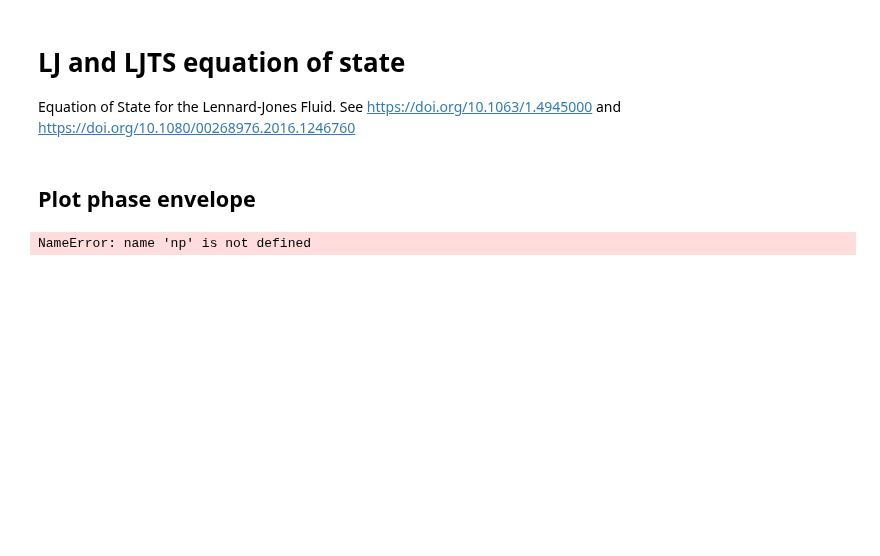
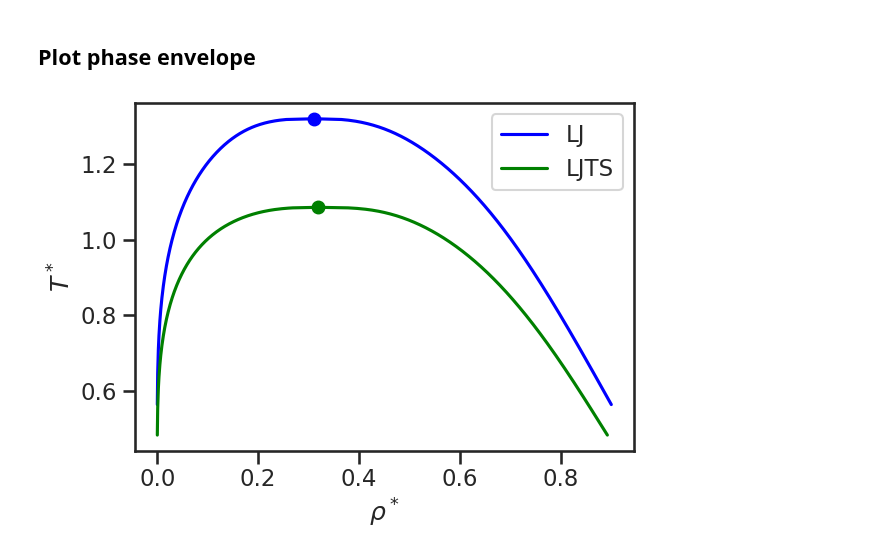
Before and after one commit to thermotools/thermopack, a Jupyter notebook: addon/pyExamples/notebooks/lennard-jones.ipynb, the cells around one changed output. Saved outputs shown, nothing was run; the diff lists cells and outputs as text; code cells hidden in the pictures; blank space fills up the shorter version.

```diff
--- a/addon/pyExamples/notebooks/lennard-jones.ipynb
+++ b/addon/pyExamples/notebooks/lennard-jones.ipynb
@@ -9,9 +9,6 @@ from pyctp_example_utils import calc_reduced_T, calc_reduced_rho, calc_reduced_P
 sns.set_context('talk')
 sns.set_palette('Dark2')
 sns.set_style('ticks')
-# %% [markdown]
-# LJ and LJTS equation of state
-Equation of State for the Lennard-Jones Fluid. See https://doi.org/10.1063/1.4945000 and https://doi.org/10.1080/00268976.2016.1246760
 # %%
 lj = multiparam()
 lj.init("AR", "LJ_MEOS")
@@ -41,26 +38,26 @@ def get_reduced_properties(T, P, v, param):
 # %%
 z = np.array([1.0])
 T_lj, P_lj, v_lj = lj.get_envelope_twophase(5.0e3, z, maximum_pressure=2.0e6, calc_v=True)
 T_lj_r, rho_lj_r, P_lj_r = get_reduced_properties(T_lj, P_lj, v_lj, lj_param)
-Tc_lj, vc_lj, Pc_lj = lj.critical(z)
+Tc_lj, vc_lj, Pc_lj = lj.get_critcal_parameters(1)
 Tc_lj_r, rhoc_lj_r, Pc_lj_r = get_reduced_properties(Tc_lj, Pc_lj, vc_lj, lj_param)
 plt.plot(rho_lj_r, T_lj_r, "b", label="LJ")
 plt.plot(rhoc_lj_r, Tc_lj_r, "bo")
 #
 T_ljts, P_ljts, v_ljts = ljts.get_envelope_twophase(5.0e3, z, maximum_pressure=2.0e6, calc_v=True)
 T_ljts_r, rho_ljts_r, P_ljts_r = get_reduced_properties(T_ljts, P_ljts, v_ljts, ljts_param)
-Tc_ljts, vc_ljts, Pc_ljts = ljts.critical(z)
+Tc_ljts, vc_ljts, Pc_ljts = ljts.get_critcal_parameters(1)
 Tc_ljts_r, rhoc_ljts_r, Pc_ljts_r = get_reduced_properties(Tc_ljts, Pc_ljts, vc_ljts, ljts_param)
 plt.plot(rho_ljts_r, T_ljts_r, "g", label="LJTS")
 plt.plot(rhoc_ljts_r, Tc_ljts_r, "go")
 #
 plt.xlabel(r"$\rho^*$")
 plt.ylabel(r"$T^*$")
 leg = plt.legend(loc="best")
 plt.tight_layout()
 plt.show()
 # %% [output]
-NameError: name 'np' is not defined
+[figure, added]
 # %%
 plt.plot(T_lj_r, P_lj_r, "b", label="LJ")
 plt.plot(Tc_lj_r, Pc_lj_r, "bo")
```
Also changed, not shown: parts of 1 cell of this notebook, 1 other file.
